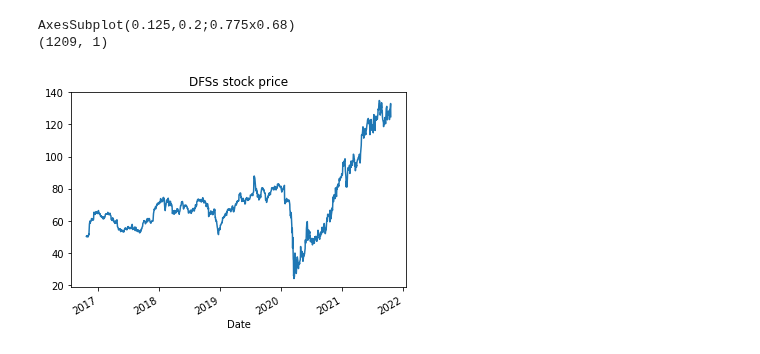
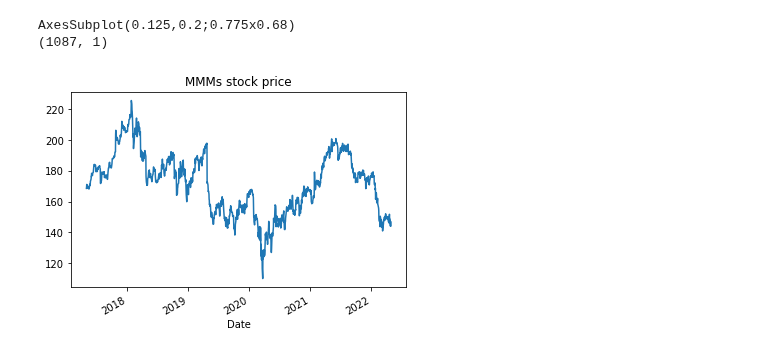
Before and after one commit to xanasa14/Finances, a Jupyter notebook: DownloadingDataYahooFinance.ipynb, the cells around one changed output. Drawn from its saved outputs; the diff is of its cells as text; code cells hidden in the pictures.

```diff
--- a/DownloadingDataYahooFinance.ipynb
+++ b/DownloadingDataYahooFinance.ipynb
@@ -27,11 +28,12 @@ import yfinance as yf
 from yahoofinancials import YahooFinancials
 # %%
 #companies = ['TSLA',"AMZN",'WMT','GOOG',"WEN","TGT",'T','TMUS', 'VZ','CTSH',"ACN"]
-#startDate = "2018-01-02"
-startDate = "2017-01-01"
-endDate = "2021-10-21"
+startDate = "2018-01-06"
+#startDate = "2017-01-01"
+#endDate = "2021-12-27"
 companies = [
 'MMM', 'AOS', 'ABT', 'ABBV', 'ABMD', 'ACN', 'ATVI', 'ADBE', 'AAP', 'AMD', 'AES', 'AFL', 'A', 'APD', 'AKAM', 'ALK', 'ALB',
+
 'ARE', 'ALGN', 'ALLE', 'LNT', 'ALL',  'GOOGL', 'MO', 'AMZN', 'AMCR', 'AEE', 'AAL', 'AEP', 'AXP', 'AIG', 'AMT', 'AWK', 'AMP', 'AME',
 'AMGN', 'APH', 'ADI', 'ANSS', 'ANTM', 'AON','APA', 'AAPL', 'AMAT', 'APTV', 'ADM', 'ANET', 'AJG', 'AIZ', 'ATO', 'ADSK', 'ADP', 'AZO', 'AVB',
  'AVY',
@@ -50,19 +52,20 @@ companies = [
 'PNC','PPG','PPL','PFG','PG','PGR','PLD','PEG','PSA','PHM','PVH','QRVO','QCOM','PWR', 'DGX', 'RL', 'RJF', 'SLG', 'SNA', 'SO','LUV','SWK','SBUX',
 'STT','STE','SYK','SIVB','SYF','SNPS','SYY','TMUS','TROW','TTWO', 'TPR', 'TGT', 'TEL', 'FTI','TDY','TFX','TXN','TXT','TDG','TFC','TWTR','TYL',
 'TSN', 'USB', 'UDR', 'UL', 'UNP', 'UAL', 'UNH', 'UPS', 'URI', 'UHS', 'UNM', 'VLO', 'VTR', 'VRSN','VRSK','VZ','VRTX','VFC','V','VNO',
-'VMC', 'WRB', 'WAB', 'WBA', 'WMT', 'WM', 'WAT', 'WEC', 'WFC', 'WELL', 'WST', 'WDC', 'W', 'WY', 'WHR', 'WMB', 'WLTW', 'WYNN', 'XEL',
-'XRX', 'XLNX', 'XYL', 'YUM', 'ZBRA', 'ZBH', 'ZION', 'ZTS'
+'VMC', 'WRB', 'WAB', 'WBA', 'WMT', 'WM', 'WAT', 'WEC', 'WFC', 'WELL', 'WST', 'WDC', 'W', 'WY', 'WHR', 'WMB', 'WLTW', 'WYNN', 'XEL', 'TSLA', 'AAPL'
+'XRX', 'XLNX', 'XYL', 'YUM', 'ZBRA', 'ZBH', 'ZION', 'ZTS','NFLX'
+
 ]
 
 finalData=pd.DataFrame()
 for company in companies:
-  tsla_df = yf.download(company,
+  df = yf.download(company,
                       start=startDate,
-                      end=endDate,
+                      #end=endDate,
                       progress=False)
-  tsla_df = tsla_df.drop(columns=['Open', 'High','Low', 'Volume',"Adj Close"])
-  tsla_df = tsla_df.rename(columns={'Close': company})
-  tmp = tsla_df[str(company)]
+  df = df.drop(columns=['Open', 'High','Low', 'Volume',"Close"])
+  df = df.rename(columns={'Adj Close': company})
+  tmp = df[str(company)]
 
   finalData = finalData.append(tmp, ignore_index=True)
 finalData
@@ -116,15 +163,15 @@ print(finalData)
 # %%
-goodCompanies = ['DFS']
+goodCompanies = ['MMM']
 for company in goodCompanies[:len(goodCompanies)]:
 
   ticker = yf.Ticker(company)
   tsla_df = ticker.history(period="5Y")
   print(tsla_df['Close'].plot(title= str(company) + "s stock price"))
 
 print(finalData[goodCompanies].shape)
 # %% [output]
 AxesSubplot(0.125,0.2;0.775x0.68)
-(1209, 1)
+(1087, 1)
-[figure, old version]
+[figure, new version]
 # %%
 import plotly.express as px
```
Also changed, not shown: parts of 7 cells of this notebook.
